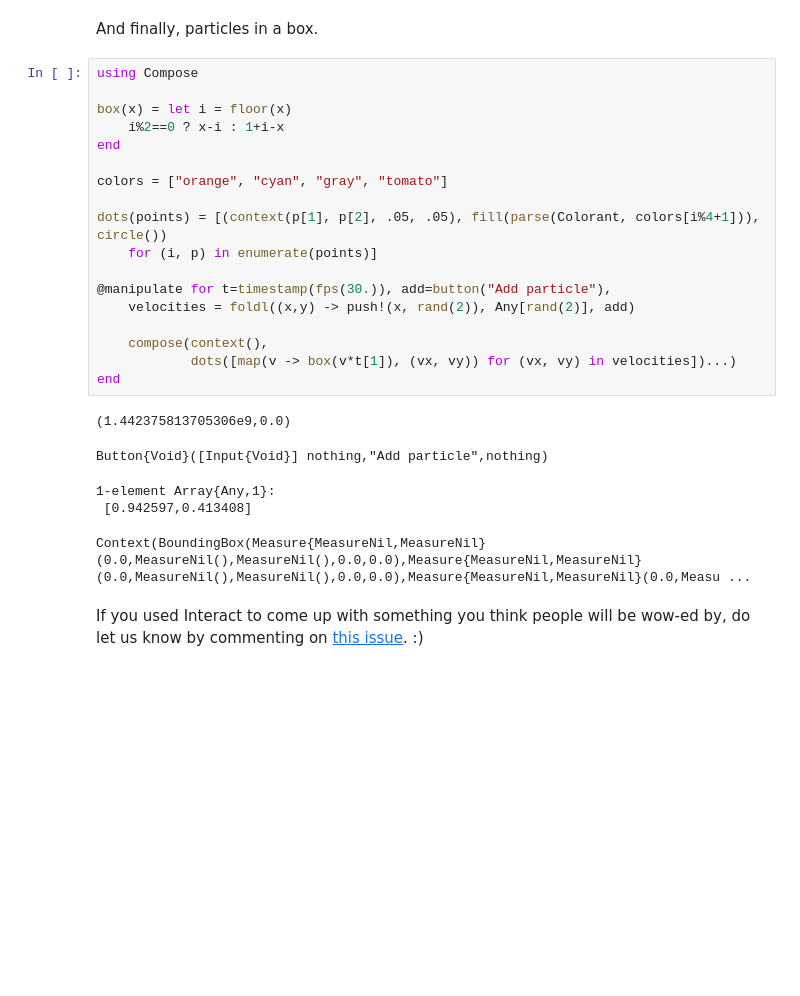
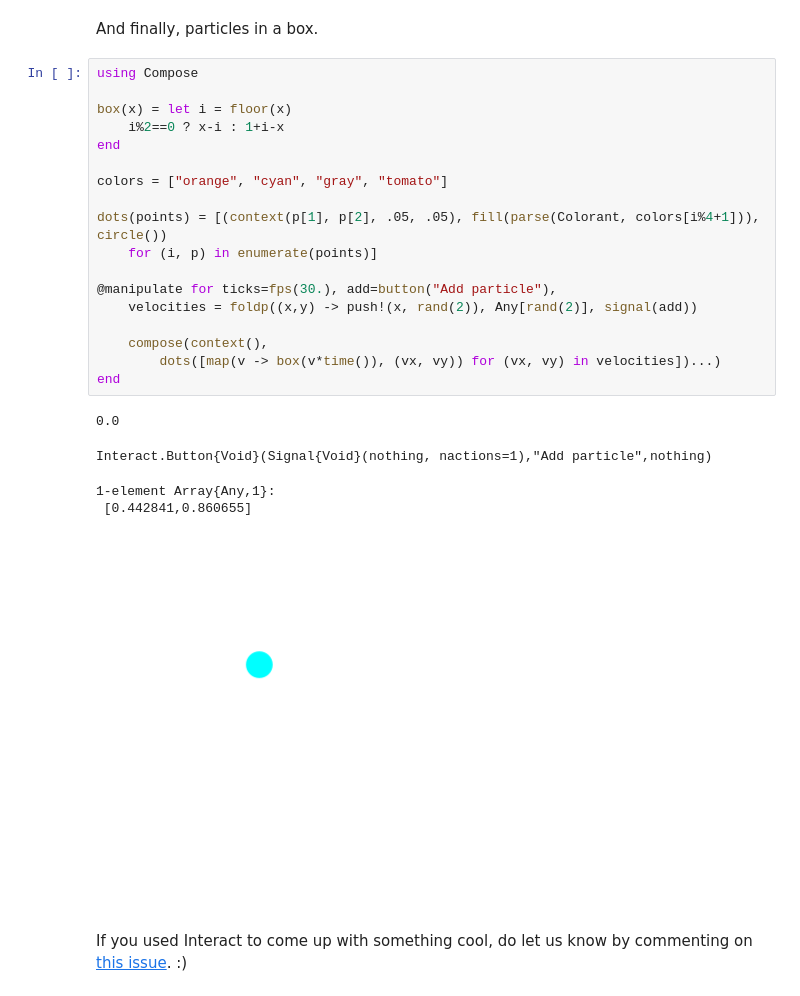
Before and after one commit to JuliaGizmos/Interact.jl, a Jupyter notebook: doc/notebooks/04-Animations.ipynb, the cells around one changed output. Saved outputs shown, nothing was run; the diff lists cells and outputs as text; blank space fills up the shorter version.

```diff
--- a/doc/notebooks/04-Animations.ipynb
+++ b/doc/notebooks/04-Animations.ipynb
@@ -70,26 +60,26 @@ And finally, particles in a box.
 # %%
 using Compose
 
 box(x) = let i = floor(x)
     i%2==0 ? x-i : 1+i-x
 end
 
 colors = ["orange", "cyan", "gray", "tomato"]
 
 dots(points) = [(context(p[1], p[2], .05, .05), fill(parse(Colorant, colors[i%4+1])), circle())
     for (i, p) in enumerate(points)]
 
-@manipulate for t=timestamp(fps(30.)), add=button("Add particle"),
-    velocities = foldl((x,y) -> push!(x, rand(2)), Any[rand(2)], add)
+@manipulate for ticks=fps(30.), add=button("Add particle"),
+    velocities = foldp((x,y) -> push!(x, rand(2)), Any[rand(2)], signal(add))
 
     compose(context(),
-            dots([map(v -> box(v*t[1]), (vx, vy)) for (vx, vy) in velocities])...)
+        dots([map(v -> box(v*time()), (vx, vy)) for (vx, vy) in velocities])...)
 end
 # %% [output]
-(1.442375813705306e9,0.0)
+0.0
-Button{Void}([Input{Void}] nothing,"Add particle",nothing)
+Interact.Button{Void}(Signal{Void}(nothing, nactions=1),"Add particle",nothing)
 1-element Array{Any,1}:
- [0.942597,0.413408]
+ [0.442841,0.860655]
-Context(BoundingBox(Measure{MeasureNil,MeasureNil}(0.0,MeasureNil(),MeasureNil(),0.0,0.0),Measure{MeasureNil,MeasureNil}(0.0,MeasureNil(),MeasureNil(),0.0,0.0),Measure{MeasureNil,MeasureNil}(0.0,Measu ...
+[figure, added]
 # %% [markdown]
-If you used Interact to come up with something you think people will be wow-ed by, do let us know by commenting on [this issue](https://github.com/JuliaLang/Interact.jl/issues/36). :)
+If you used Interact to come up with something cool, do let us know by commenting on [this issue](https://github.com/JuliaLang/Interact.jl/issues/36). :)
```
Also changed, not shown: parts of 3 cells of this notebook, 3 other files.
